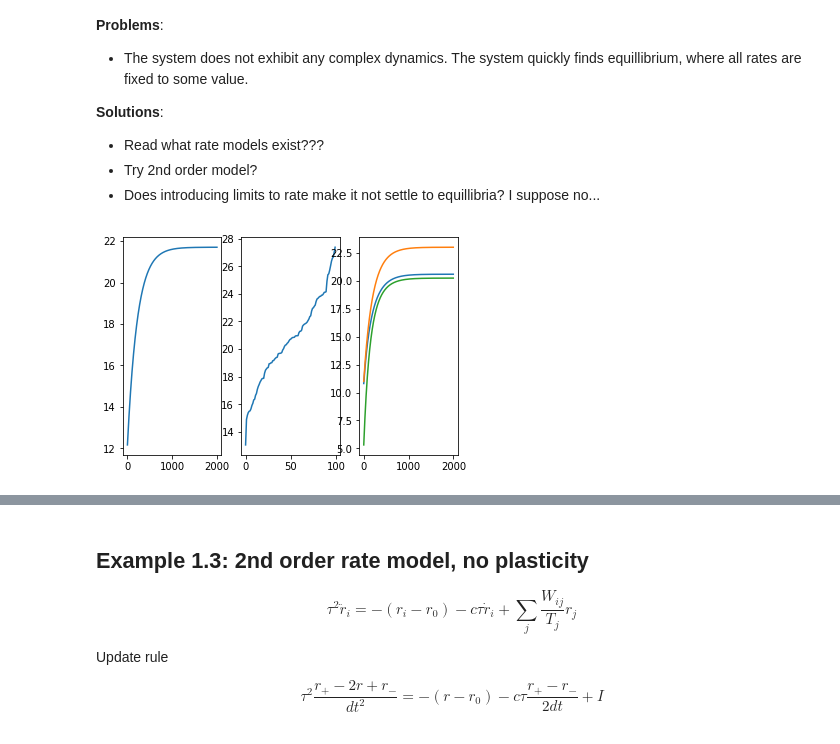
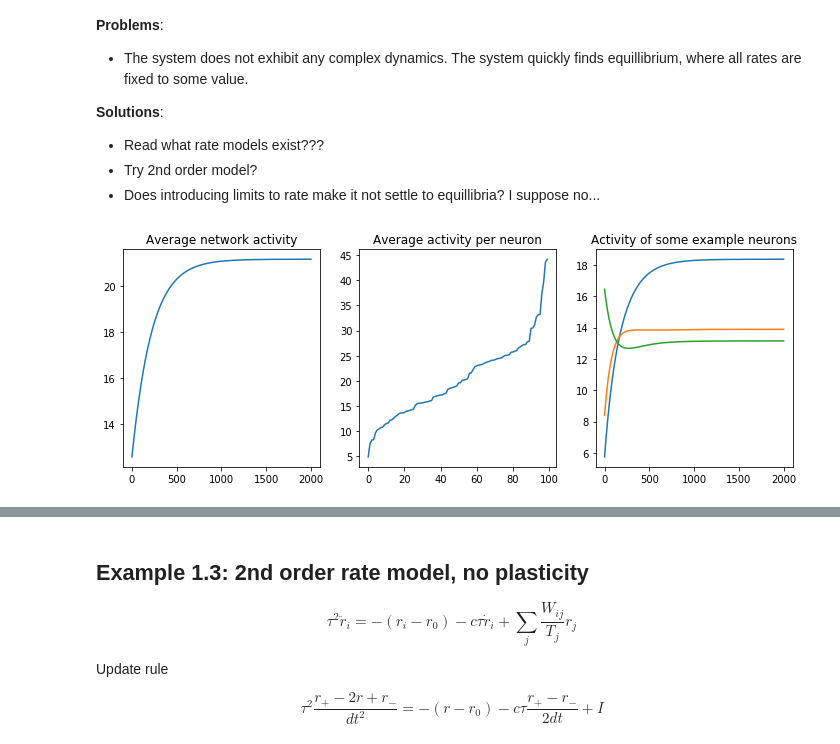
Before and after one commit to aleksejs-fomins/memory-hippo-ca3, a Jupyter notebook: self-contained/reservoir/reservoir-rate.ipynb, the cells around one changed output, grey strips where cells are left out. Cells and saved outputs as stored; diff of their text form; code cells hidden in the pictures.

```diff
--- a/self-contained/reservoir/reservoir-rate.ipynb
+++ b/self-contained/reservoir/reservoir-rate.ipynb
@@ -25,13 +57,6 @@ The average weight can be approximated by $W_0 = \frac{V^T - V^0}{\alpha_W (N-1)
 * Try 2nd order model?
 * Does introducing limits to rate make it not settle to equillibria? I suppose no...
 # %%
-# Equation for neuron update
-def computeR(r, M, T, p):
-    pref = p['dt'] / p['tau_r']
-    I_INT = np.divide(M.dot(r), T)
-    return r + pref * (p['r0'] - r + I_INT)
-
-
 ###############
 # Initialization
 ###############
@@ -52,40 +77,42 @@ r = np.random.uniform(0.5 * p['r0'], 2.0 * p['r0'], p['N'])
 T = np.random.uniform(0.9 * p['T0'], 1.1 * p['T0'], p['N'])
 
 # Connectivity matrix
-sparsityM = np.random.uniform(0, 1, p['N']**2).reshape((p['N'], p['N'])) > p['a_W']
-M = np.random.uniform(0.9*p['W0'], 1.1*p['W0'], p['N']**2).reshape((p['N'], p['N']))
-M[sparsityM] = 0
+M = randMat(p['N'], p['N'], p['a_W'], p['W0'], 0.1)
 np.fill_diagonal(M, 0)  # No self-connections allowed
 
 # # Plot connectivity
 # print('Average weight:', p['W0'])
 # plt.figure()
 # plt.imshow(M)
 # plt.show()
 
 ###############
 # Simulation
 ###############
 
 N_STEP = 2000
 
 r_hist = np.zeros((N_STEP, p['N']))
 r_hist[0] = r
 
 for i in range(N_STEP-1):
     r = computeR(r, M, T, p)
     r_hist[i+1] = r
 
 ###############
 # Analysis
 ###############
 
-fig, ax = plt.subplots(ncols = 3)
+fig, ax = plt.subplots(ncols = 3, figsize=(12, 4))
 ax[0].plot(np.mean(r_hist, axis=1))
 ax[1].plot(np.sort(np.mean(r_hist, axis=0)))
 ax[2].plot(r_hist[:, 0])
 ax[2].plot(r_hist[:, 1])
 ax[2].plot(r_hist[:, 2])
+
+ax[0].set_title("Average network activity")
+ax[1].set_title("Average activity per neuron")
+ax[2].set_title("Activity of some example neurons")
 plt.show()
 # %% [output]
-[figure, old version]
+[figure, new version]
```
Also changed, not shown: parts of 9 cells of this notebook, 6 other files.
